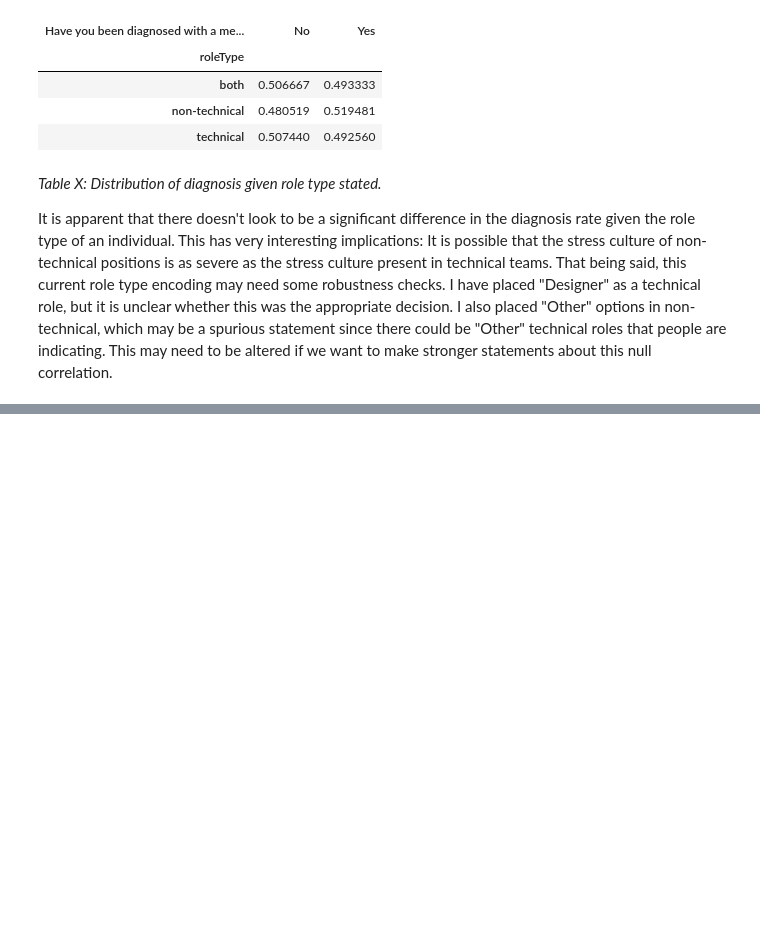
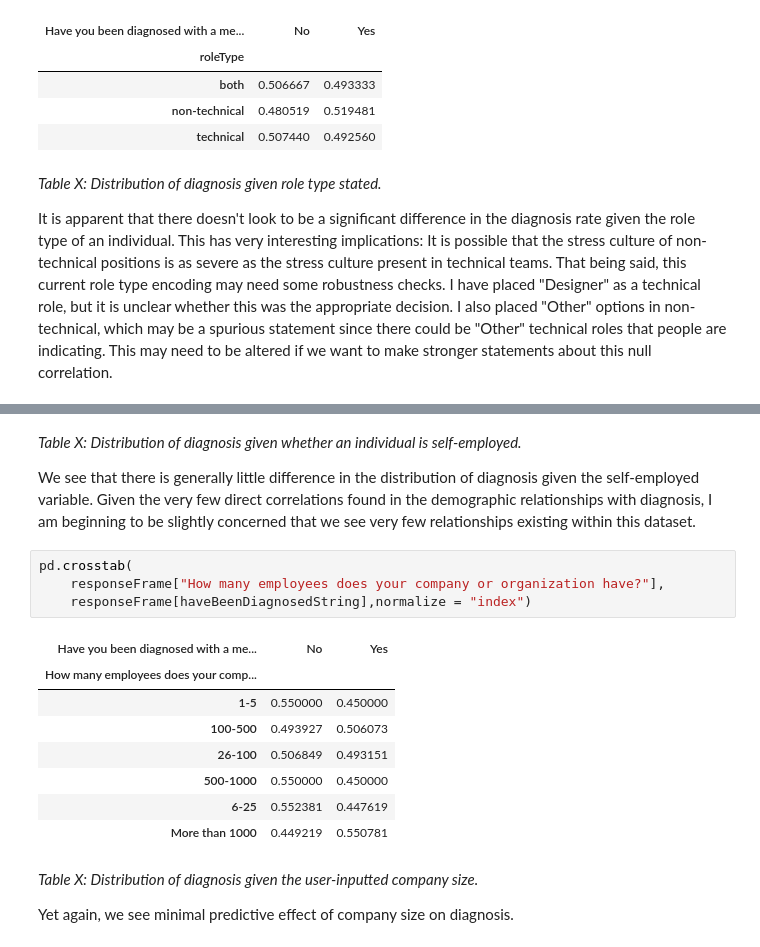
Before and after one commit to PLBMR/mentalHealthDataAnalysis, a Jupyter notebook: osmiMentalHealthInTech/analysis/exploratoryDataAnalysis.ipynb, the cells around one changed output, grey strips where cells are left out. Drawn from its saved outputs; the diff is of its cells as text; blank space fills up the shorter version.

```diff
--- a/osmiMentalHealthInTech/analysis/exploratoryDataAnalysis.ipynb
+++ b/osmiMentalHealthInTech/analysis/exploratoryDataAnalysis.ipynb
@@ -599,0 +609,21 @@ It is apparent that there doesn't look to be a significant difference in the dia
+# %% [markdown]
+_Table X: Distribution of diagnosis given whether an individual is self-employed._
+
+We see that there is generally little difference in the distribution of diagnosis given the self-employed variable. Given the very few direct correlations found in the demographic relationships with diagnosis, I am beginning to be slightly concerned that we see very few relationships existing within this dataset.
+# %%
+pd.crosstab(
+    responseFrame["How many employees does your company or organization have?"],
+    responseFrame[haveBeenDiagnosedString],normalize = "index")
+# %% [output]
+| Have you been diagnosed with a me... | No | Yes |
+| How many employees does your comp... |  |  |
+| 1-5 | 0.550000 | 0.450000 |
+| 100-500 | 0.493927 | 0.506073 |
+| 26-100 | 0.506849 | 0.493151 |
+| 500-1000 | 0.550000 | 0.450000 |
+| 6-25 | 0.552381 | 0.447619 |
+| More than 1000 | 0.449219 | 0.550781 |
+# %% [markdown]
+_Table X: Distribution of diagnosis given the user-inputted company size._
+
+Yet again, we see minimal predictive effect of company size on diagnosis.
```
Also changed, not shown: parts of 6 cells of this notebook.
